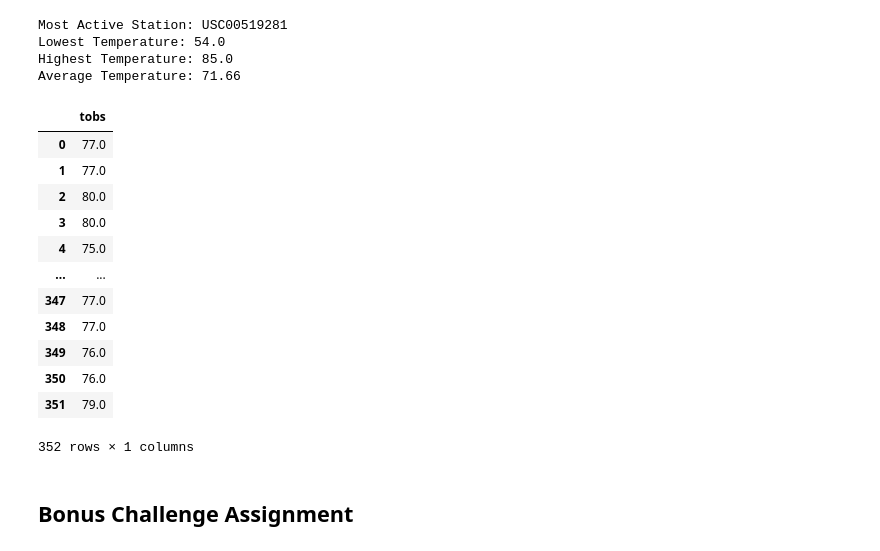
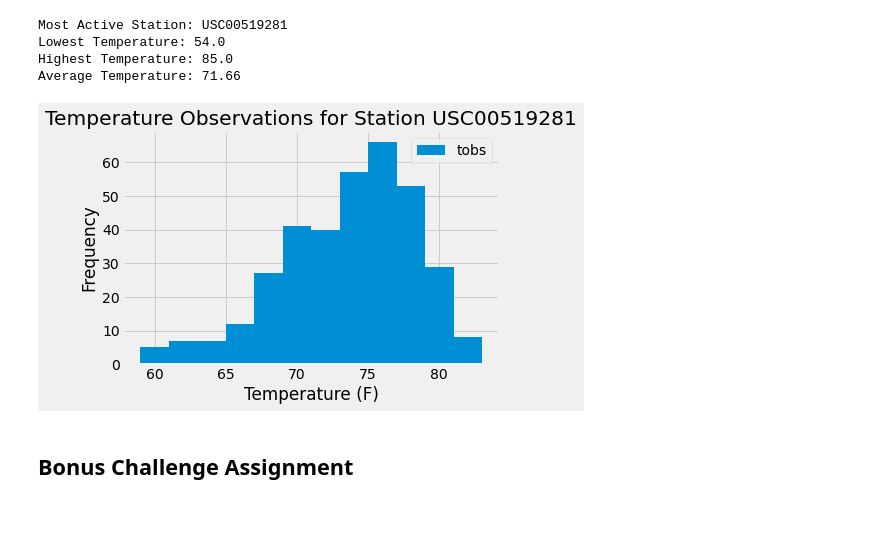
Before and after one commit to jmaldo25/sqlalchemy-challenge, a Jupyter notebook: climate_test.ipynb, the cells around one changed output. Saved outputs shown, nothing was run; the diff lists cells and outputs as text; code cells hidden in the pictures; blank space fills up the shorter version.

Commit message:
added histogram plot

```diff
--- a/climate_test.ipynb
+++ b/climate_test.ipynb
@@ -146,28 +146,22 @@ Average Temperature: 71.66
 # %%
 # Choose the station with the highest number of temperature observations.
 # Query the last 12 months of temperature observation data for this station and plot the results as a histogram
 temps = session.query(Measurement.tobs).filter(Measurement.date >= newdate).filter(
 Measurement.station == 'USC00519281').all()
 
 # Create data frame for info
 temps_df = pd.DataFrame(temps, columns=['tobs'])
 temps_df
 
-# Plotting temp v frequency as a histogram
+# Plotting temp observations as a histogram
+temps_df.plot.hist(bins=12, title="Temperature Observations for Station USC00519281")
+plt.ylabel('Frequency')
+plt.xlabel('Temperature (F)')
+plt.tight_layout
+plt.savefig("Images/Temperature.png",bbox_inches='tight')
+plt.show()
 # %% [output]
-|  | tobs |
-| 0 | 77.0 |
-| 1 | 77.0 |
-| 2 | 80.0 |
-| 3 | 80.0 |
-| 4 | 75.0 |
-| ... | ... |
-| 347 | 77.0 |
-| 348 | 77.0 |
-| 349 | 76.0 |
-| 350 | 76.0 |
-| 351 | 79.0 |
-352 rows × 1 columns
+[figure, added]
 # %% [markdown]
 ## Bonus Challenge Assignment
 # %%
```
Also changed, not shown: 1 other file.
